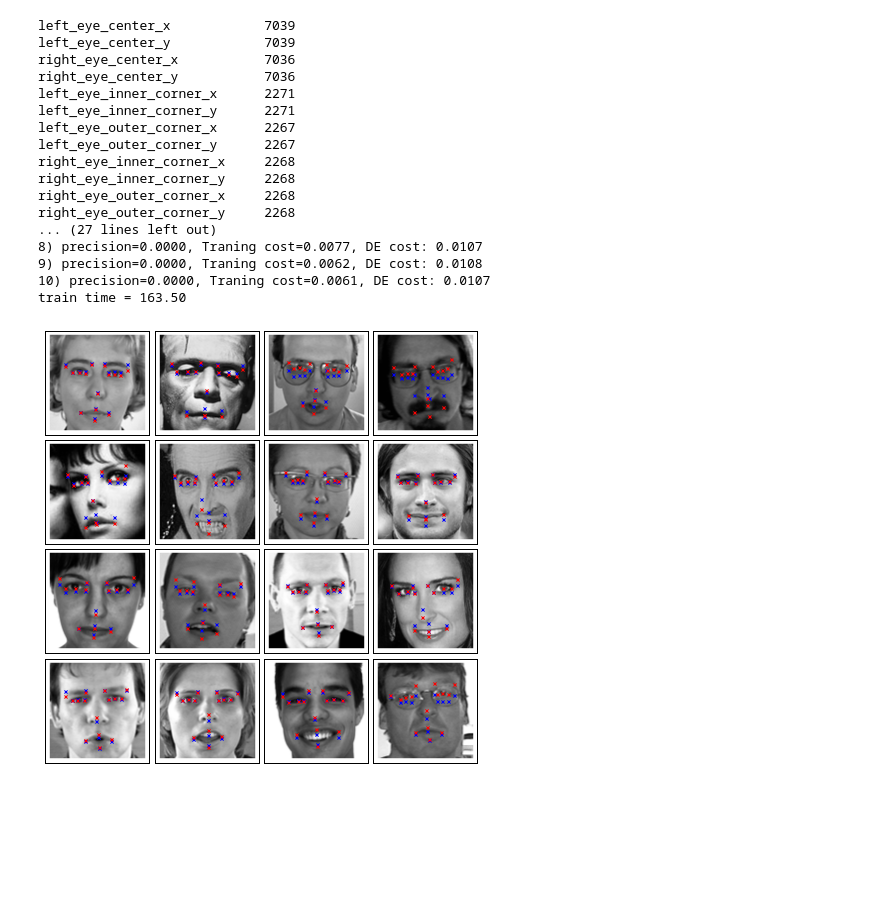
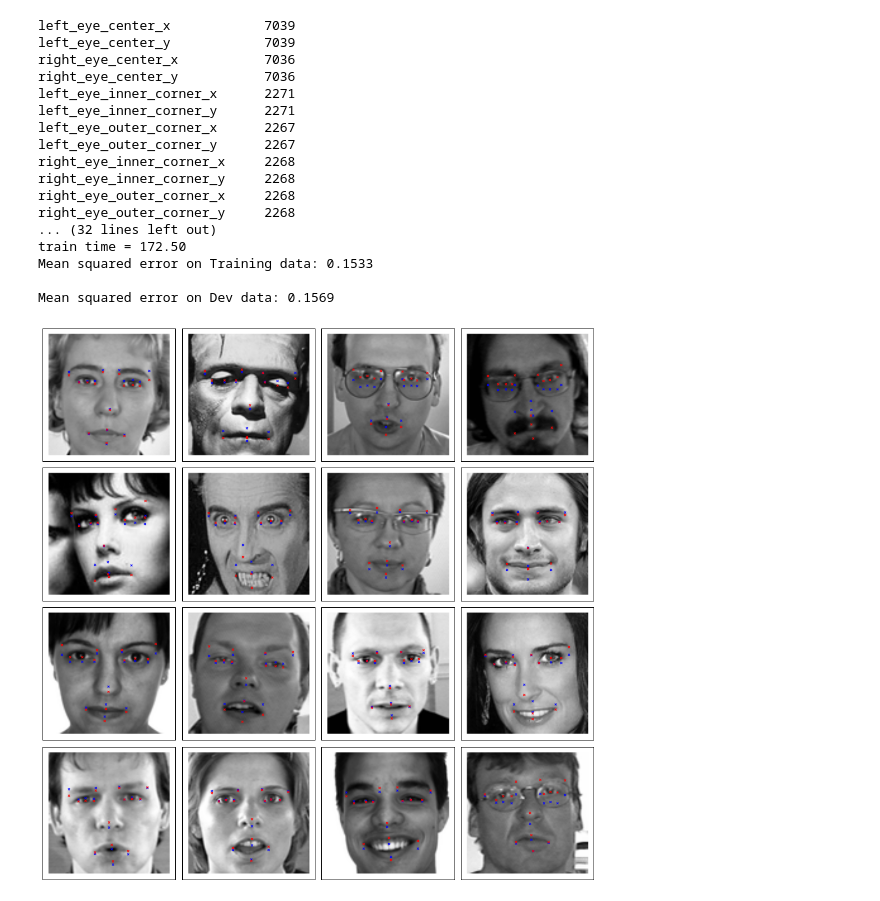
Before and after one commit to mjasek114/w207-Kaggle-Facial-Keypoint-Detection, a Jupyter notebook: Project/Source/OneHiddenLayerNN.ipynb, the cells around one changed output. Saved outputs shown, nothing was run; the diff lists cells and outputs as text; code cells hidden in the pictures; blank space fills up the shorter version.

```diff
--- a/Project/Source/OneHiddenLayerNN.ipynb
+++ b/Project/Source/OneHiddenLayerNN.ipynb
@@ -1,27 +58,18 @@
 # %%
-%matplotlib inline
-
-import theano
-from theano import tensor as T
-from theano.sandbox.rng_mrg import MRG_RandomStreams as RandomStreams
-import numpy as np
-import time
-import matplotlib
-from matplotlib import pyplot
-
-from Data import Load
-
 srng = RandomStreams()
 
 def floatX(X):
     return np.asarray(X, dtype=theano.config.floatX)
 
+# Initialize the weights of our NN using a normal distribution.
 def init_weights(name, shape):
     return theano.shared(floatX(np.random.randn(*shape) * 0.01), name)
 
+# Implement rectifier activation
 def rectify(X):
     return T.maximum(X, 0.)
 
+# Scaled gradient descent
 def RMSprop(cost, params, lr=0.001, rho=0.9, epsilon=1e-6):
     grads = T.grad(cost=cost, wrt=params)
     updates = []
@@ -34,6 +82,7 @@ def RMSprop(cost, params, lr=0.001, rho=0.9, epsilon=1e-6):
         updates.append((p, p - lr * g))
     return updates
 
+# Stochastic gradient descent
 def sgd(cost, w, lr=0.01):
     grads = T.grad(cost=cost, wrt=w)
     updates = []
@@ -41,6 +90,7 @@ def sgd(cost, w, lr=0.01):
         updates.append([w1, w1 - grad * lr])
     return updates
 
+# Implement dropout using a binomial distribution according to the parameters of the call
 def dropout(X, p=0.):
     if p > 0:
         retain_prob = 1 - p
@@ -48,6 +98,7 @@ def dropout(X, p=0.):
         X /= retain_prob
     return X
 
+# Implement the NN model
 def model(X, w_h, w_o, p_drop_input, p_drop_hidden):
     X = dropout(X, p_drop_input)
 
@@ -57,7 +108,8 @@ def model(X, w_h, w_o, p_drop_input, p_drop_hidden):
     py_x = T.dot(h, w_o)
     return h, py_x
 
-allX, allY = Load.load()
+# Load the data. Partition between training and development at about 80% vs 20%
+allX, allY = load()
 trX = allX[:1800]
 trY = allY[:1800]
 deX = allX[1800:]
@@ -66,12 +118,14 @@ deY = allY[1800:]
 X = T.fmatrix("X")
 Y = T.fmatrix("Y")
 
+# Define the NN as 9216 (96*96) Input * 100 Hidden Layer * 30 Output Layer
 w_h = init_weights("w_h", (9216, 100))
 w_o = init_weights("w_o", (100, 30))
 
 noise_h, noise_py_x = model(X, w_h, w_o, 0.2, 0.5)
 h, py_x = model(X, w_h, w_o, 0., 0.)
 
+# Define our cost function as MSE
 cost = ((Y - noise_py_x)**2).mean()
 
 params = [w_h, w_o]
@@ -80,6 +134,7 @@ updates = sgd(cost, params, lr=.001)
 train = theano.function(inputs=[X, Y], outputs=cost, updates=updates, allow_input_downcast=True)
 predict = theano.function(inputs=[X], outputs=py_x, allow_input_downcast=True)
 
+# Implement stochastic gradient descent with a configurabe batch size and number of epochs
 miniBatchSize = 1
 def gradientDescentStochastic(epochs):
     trainTime = 0.0
@@ -96,25 +151,8 @@ def gradientDescentStochastic(epochs):
 
 gradientDescentStochastic(10)
 
-#
-# Let's see how the predictions come out
-#
-def plot_sample(x, y, y_pred, axis):
-    img = x.reshape(96, 96)
-    axis.imshow(img, cmap='gray')
-    axis.scatter(y[0::2] * 48 + 48, y_pred[1::2] * 48 + 48, marker='x', s=10)
-    axis.scatter(y[0::2] * 48 + 48, y[1::2] * 48 + 48, marker='x', c='r', s=10)
-
-y_pred = predict(deX)
-
-fig = pyplot.figure(figsize=(6, 6))
-fig.subplots_adjust(left=0, right=1, bottom=0, top=1, hspace=0.05, wspace=0.05)
-
-for i in range(16):
-    ax = fig.add_subplot(4, 4, i + 1, xticks=[], yticks=[])
-    plot_sample(deX[i], deY[i], y_pred[i], ax)
-
-pyplot.show()
+print 'Mean squared error on Training data: %.4f\n'%((trY - trY.mean())**2).mean()
+print 'Mean squared error on Dev data: %.4f\n'%((deY - deY.mean())**2).mean()
 # %% [output]
 left_eye_center_x            7039
 left_eye_center_y            7039
@@ -128,9 +166,30 @@ right_eye_inner_corner_x     2268
 right_eye_inner_corner_y     2268
 right_eye_outer_corner_x     2268
 right_eye_outer_corner_y     2268
-... (27 lines left out)
-8) precision=0.0000, Traning cost=0.0077, DE cost: 0.0107
-9) precision=0.0000, Traning cost=0.0062, DE cost: 0.0108
-10) precision=0.0000, Traning cost=0.0061, DE cost: 0.0107
-train time = 163.50
+... (32 lines left out)
+train time = 172.50
+Mean squared error on Training data: 0.1533
+
+Mean squared error on Dev data: 0.1569
-[figure, removed]
+# %%
+#
+# Let's see how the predictions come out
+#
+def plot_sample(x, y, y_pred, axis):
+    img = x.reshape(96, 96)
+    axis.imshow(img, cmap='gray')
+    axis.scatter(y[0::2] * 48 + 48, y_pred[1::2] * 48 + 48, marker='x', s=10)
+    axis.scatter(y[0::2] * 48 + 48, y[1::2] * 48 + 48, marker='x', c='r', s=10)
+
+y_pred = predict(deX)
+
+fig = pyplot.figure(figsize=(12, 12))
+fig.subplots_adjust(left=0, right=1, bottom=0, top=1, hspace=0.05, wspace=0.05)
+
+for i in range(16):
+    ax = fig.add_subplot(4, 4, i + 1, xticks=[], yticks=[])
+    plot_sample(deX[i], deY[i], y_pred[i], ax)
+
+pyplot.show()
+# %% [output]
+[figure, added]
```
Also changed, not shown: parts of 3 cells of this notebook, 2 other files.
